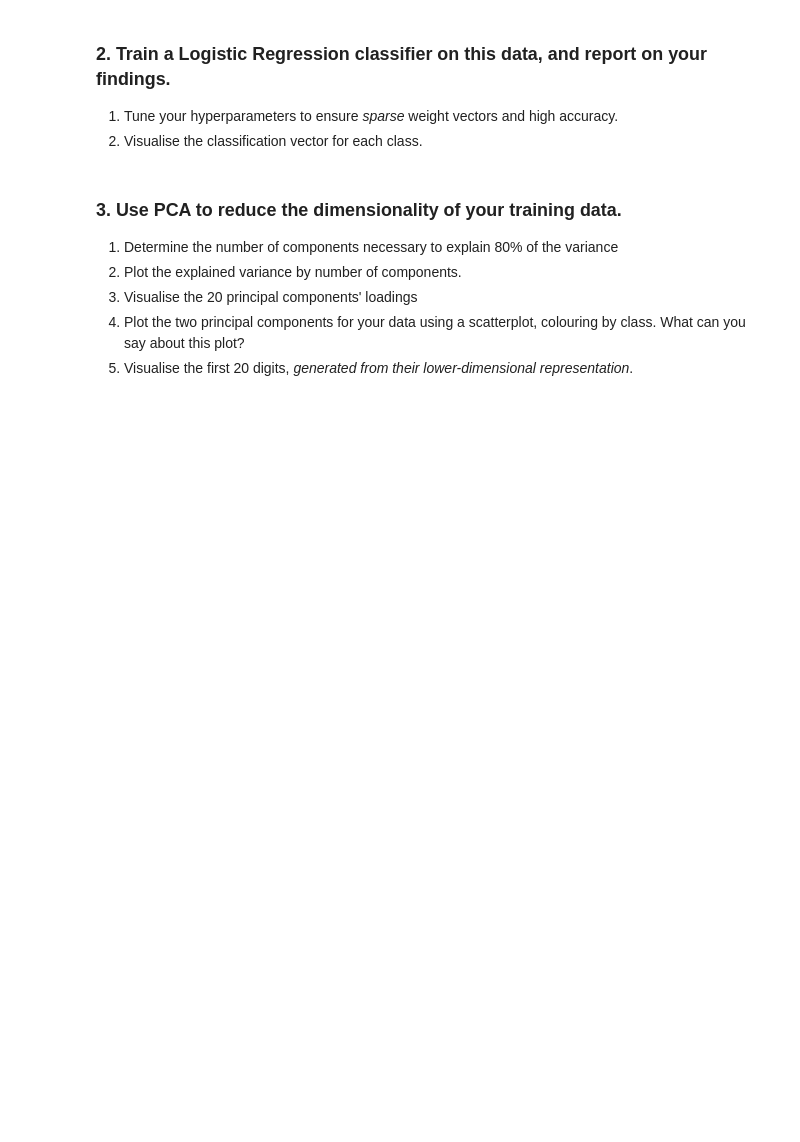
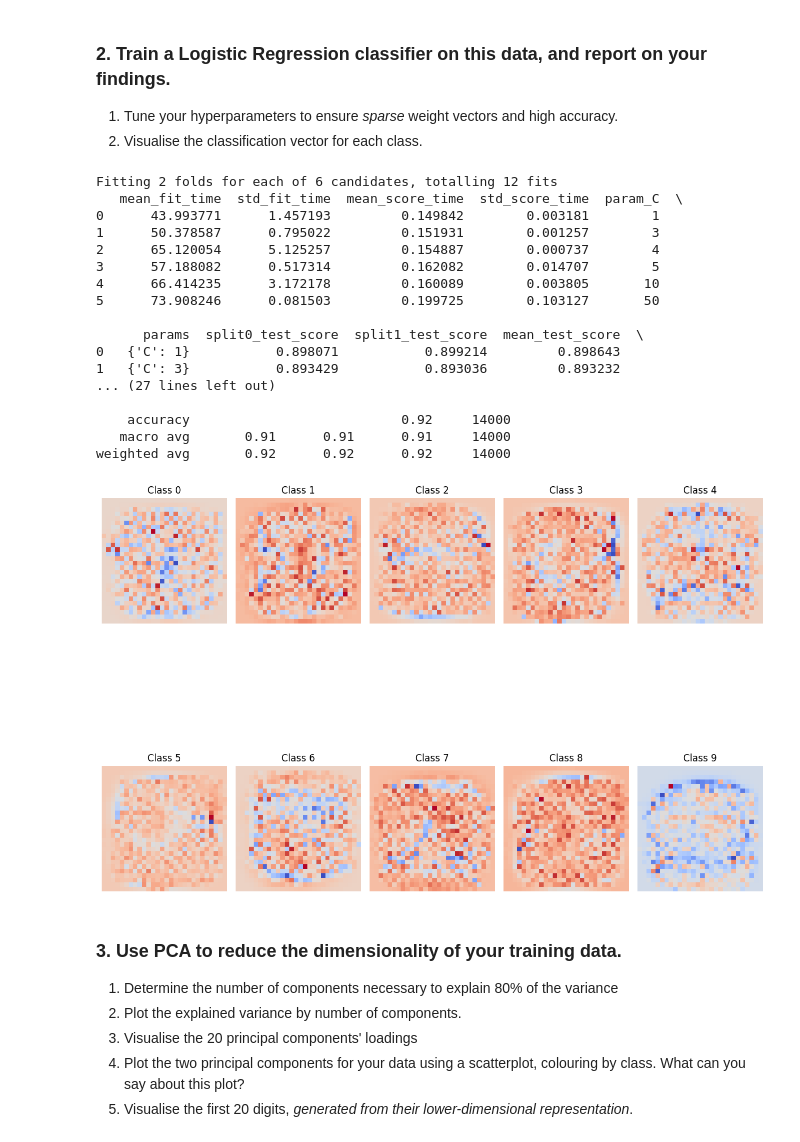
Before and after one commit to kenzfinn/csc1035_lecture_examples, a Jupyter notebook: Part2_Coursework.ipynb, the cells around one changed output. Saved outputs shown, nothing was run; the diff lists cells and outputs as text; code cells hidden in the pictures; blank space fills up the shorter version.

```diff
--- a/Part2_Coursework.ipynb
+++ b/Part2_Coursework.ipynb
@@ -55,43 +55,63 @@ from sklearn.linear_model import (
 
 X, y = fetch_openml(
     'mnist_784', version=1, return_X_y=True, parser='auto', as_frame=False
 )
 
 scaler = StandardScaler()
 XScale = scaler.fit_transform(X)
 X_train, X_test, y_train, y_test = train_test_split(XScale, y, test_size=0.2, random_state=42)
 
-log_reg = LogisticRegression(max_iter=100, C=1, solver='lbfgs', penalty='l2')
+log_reg = LogisticRegression(max_iter=1000, solver='lbfgs', penalty='l2')
 #use saga
 
 
-#param_grid = {'C': [0.01, 0.1, 1, 10, 100]}
-#grid_search = RandomizedSearchCV(log_reg, param_grid, cv=3, n_jobs=-1, verbose=1)
-#grid_search.fit(X_train, y_train)
-#best_model = grid_search.best_estimator_
-log_reg.fit(X_train, y_train)
-
-#y_pred = best_model.predict(X_test
-y_pred = log_reg.predict(X_test)
+param_grid = {'C': [1, 3, 4, 5, 10, 50]}
+grid_search = GridSearchCV(log_reg, param_grid, cv=2, n_jobs=-1, verbose=1)
+grid_search.fit(X_train, y_train)
+results = pd.DataFrame(grid_search.cv_results_)
+print(results)
+best_model = grid_search.best_estimator_
+best_model.fit(X_train, y_train)
+print(best_model)
+y_pred = best_model.predict(X_test)
 
 accuracy = accuracy_score(y_test, y_pred)
 print(f"Test accuracy: {accuracy * 100:.2f}%")
 
 print("Classification Report:")
 print(classification_report(y_test, y_pred))
 
 # Step 7: Visualize the classification vector (coefficients) for each class
-coefficients = log_reg.coef_
+coefficients = best_model.coef_
 
 # Plot the weight vector for each class (28x28 images)
 plt.figure(figsize=(12, 12))
 for i in range(10):
     plt.subplot(2, 5, i+1)
     plt.imshow(coefficients[i].reshape(28, 28), cmap='coolwarm', interpolation='nearest')
     plt.title(f"Class {i}")
     plt.axis('off')
 plt.tight_layout()
 plt.show()
+# %% [output]
+Fitting 2 folds for each of 6 candidates, totalling 12 fits
+   mean_fit_time  std_fit_time  mean_score_time  std_score_time  param_C  \
+0      43.993771      1.457193         0.149842        0.003181        1
+1      50.378587      0.795022         0.151931        0.001257        3
+2      65.120054      5.125257         0.154887        0.000737        4
+3      57.188082      0.517314         0.162082        0.014707        5
+4      66.414235      3.172178         0.160089        0.003805       10
+5      73.908246      0.081503         0.199725        0.103127       50
+
+      params  split0_test_score  split1_test_score  mean_test_score  \
+0   {'C': 1}           0.898071           0.899214         0.898643
+1   {'C': 3}           0.893429           0.893036         0.893232
+... (27 lines left out)
+
+    accuracy                           0.92     14000
+   macro avg       0.91      0.91      0.91     14000
+weighted avg       0.92      0.92      0.92     14000
+[figure, added]
 # %% [markdown]
 ### 3. Use PCA to reduce the dimensionality of your training data.
 
```
